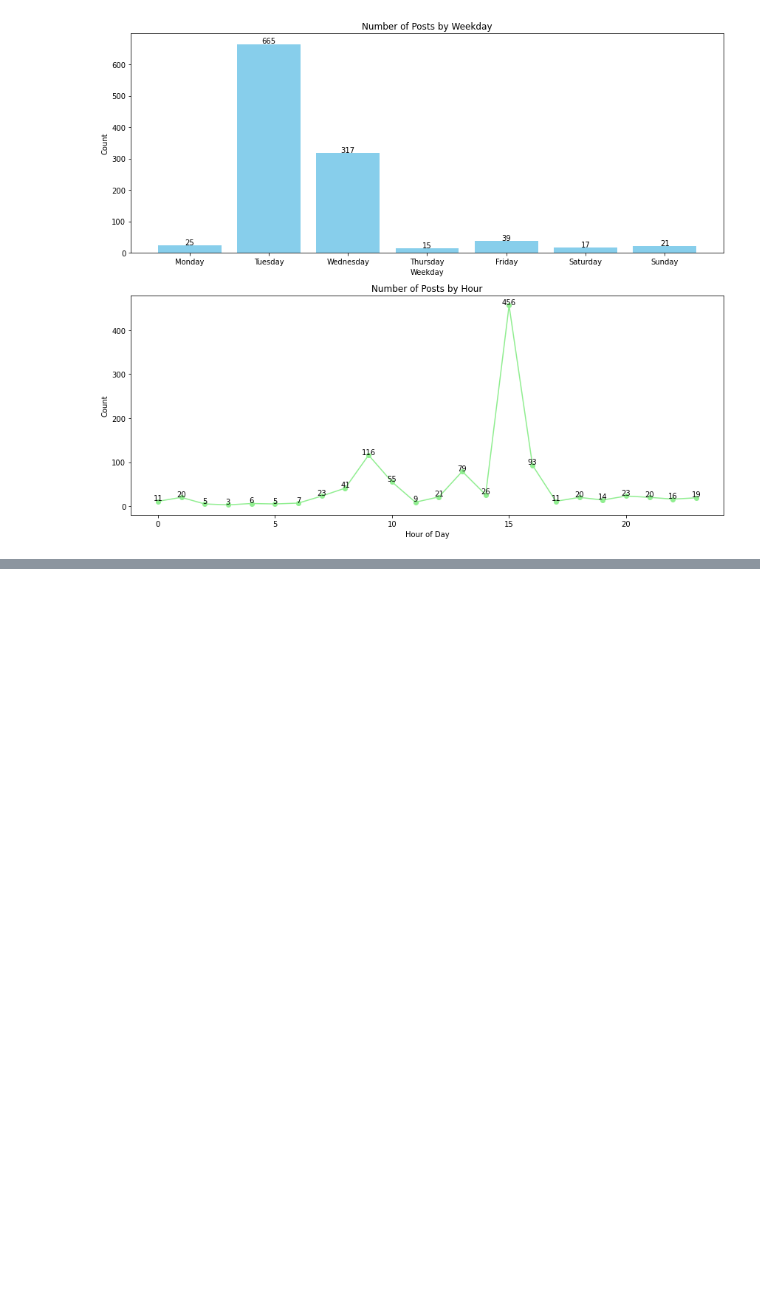
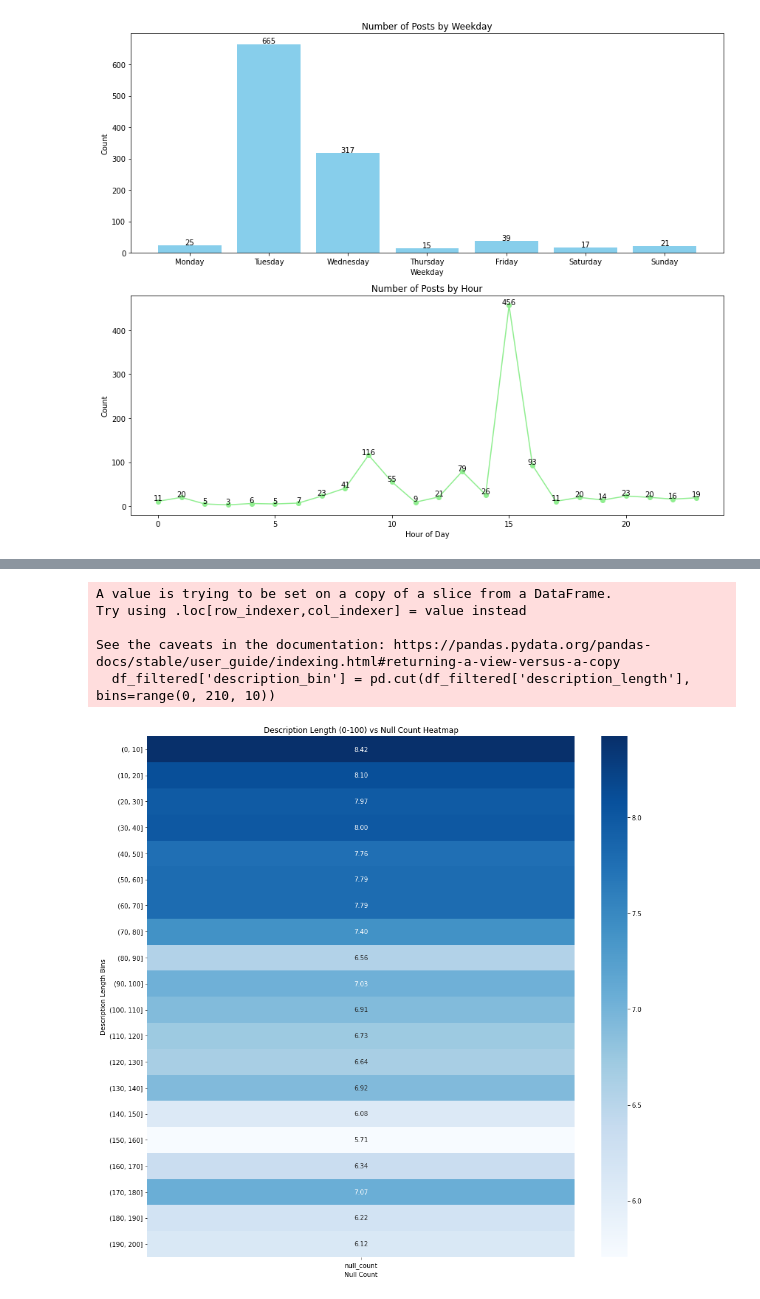
Before and after one commit to wecommit-ai/noshow_analyze, a Jupyter notebook: analysis/Jangseyoung_Hypothesis testing.ipynb, the cells around one changed output, grey strips where cells are left out. Cells and saved outputs as stored; diff of their text form; code cells hidden in the pictures; blank space fills up the shorter version.

```diff
--- a/analysis/Jangseyoung_Hypothesis testing.ipynb
+++ b/analysis/Jangseyoung_Hypothesis testing.ipynb
@@ -130,0 +146,29 @@ plt.show()
+# %%
+# description_length가 0에서 100 사이인 데이터만 필터링
+df_filtered = df[(df['description_length'] >= 0) & (df['description_length'] <= 200)]
+
+# Description Length를 10 단위로 구분
+df_filtered['description_bin'] = pd.cut(df_filtered['description_length'], bins=range(0, 210, 10))
+
+# 각 구간(description_bin)별로 null_count의 평균을 계산
+heatmap_data = df_filtered.groupby('description_bin')['null_count'].mean().reset_index()
+
+# 피벗 테이블 형태로 변환
+heatmap_data_pivot = heatmap_data.pivot_table(index='description_bin', values='null_count')
+
+# 히트맵 그리기
+plt.figure(figsize=(15, 15))
+sns.heatmap(heatmap_data_pivot, annot=True, cmap='Blues', fmt='.2f')
+
+plt.title('Description Length (0-100) vs Null Count Heatmap')
+plt.ylabel('Description Length Bins')
+plt.xlabel('Null Count')
+
+plt.show()
+# %% [output]
+A value is trying to be set on a copy of a slice from a DataFrame.
+Try using .loc[row_indexer,col_indexer] = value instead
+
+See the caveats in the documentation: https://pandas.pydata.org/pandas-docs/stable/user_guide/indexing.html#returning-a-view-versus-a-copy
+  df_filtered['description_bin'] = pd.cut(df_filtered['description_length'], bins=range(0, 210, 10))
+[figure, added]
```
Also changed, not shown: parts of 12 cells of this notebook.
